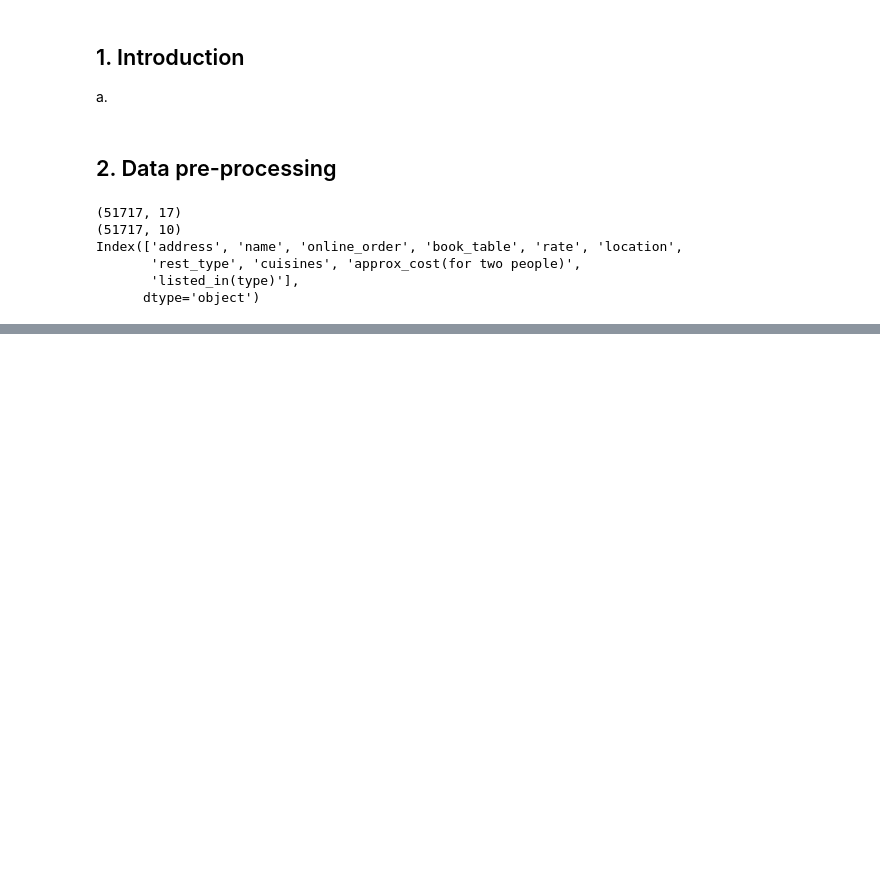
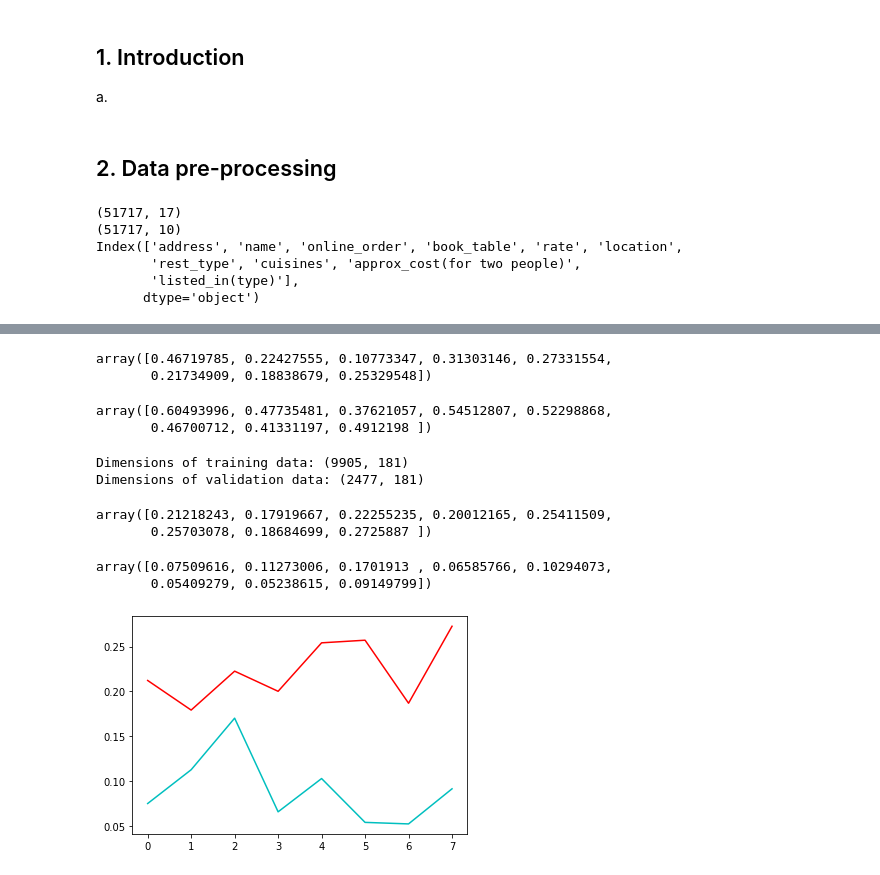
Before and after one commit to sudarshan19943/data_science_assignments, a Jupyter notebook: Assignment1.ipynb, the cells around one changed output, grey strips where cells are left out. Saved outputs shown, nothing was run; the diff lists cells and outputs as text; code cells hidden in the pictures; blank space fills up the shorter version.

Commit message:
Preprocessing and ML algorithms done

```diff
--- a/Assignment1.ipynb
+++ b/Assignment1.ipynb
@@ -164,0 +173,2 @@ print(df_train)
+# %%
+data = preprocess_data(data_raw)
@@ -164,0 +179,42 @@ print(df_train)
+# %%
+clf = SVR(gamma='scale', C=1.0, epsilon=0.2)
+scores = cross_val_score(clf, data, labels_raw, cv=8)
+scores
+# %% [output]
+array([0.46719785, 0.22427555, 0.10773347, 0.31303146, 0.27331554,
+       0.21734909, 0.18838679, 0.25329548])
+# %%
+mlp_reg = MLPRegressor(activation='logistic')
+scores = cross_val_score(mlp_reg, data, labels_raw, cv=8)
+scores
+# %% [output]
+array([0.60493996, 0.47735481, 0.37621057, 0.54512807, 0.52298868,
+       0.46700712, 0.41331197, 0.4912198 ])
+# %%
+# Split the train data into train and validation
+X_train, X_validation, y_train, y_validation = train_test_split(data, labels_raw, test_size=0.20, random_state=42)
+print(f"Dimensions of training data: {X_train.shape}")
+print(f"Dimensions of validation data: {X_validation.shape}")
+# %% [output]
+Dimensions of training data: (9905, 181)
+Dimensions of validation data: (2477, 181)
+# %%
+clf = SVR(gamma='scale', C=1.0, epsilon=0.2)
+train_scores = cross_val_score(clf, X_train, y_train, cv=8)
+train_scores
+# %% [output]
+array([0.21218243, 0.17919667, 0.22255235, 0.20012165, 0.25411509,
+       0.25703078, 0.18684699, 0.2725887 ])
+# %%
+clf = SVR(gamma='scale', C=1.0, epsilon=0.2)
+val_scores = cross_val_score(clf, X_validation, y_validation, cv=8)
+val_scores
+# %% [output]
+array([0.07509616, 0.11273006, 0.1701913 , 0.06585766, 0.10294073,
+       0.05409279, 0.05238615, 0.09149799])
+# %%
+plt.plot(train_scores, 'r')
+plt.plot(val_scores, 'c')
+plt.show()
+# %% [output]
+[figure, added]
```
Also changed, not shown: parts of 7 cells of this notebook, 3 other files.
